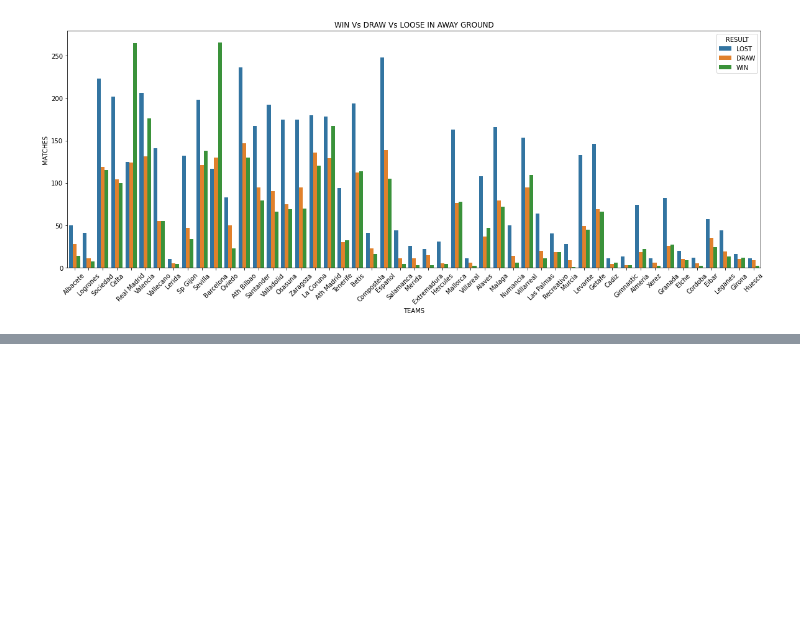
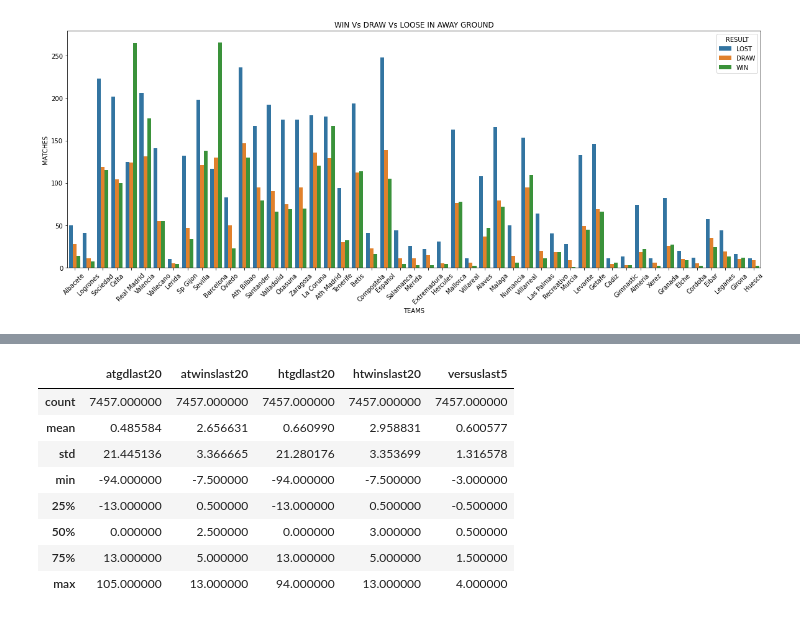
Before and after one commit to gagan2005/Soccer_Prediction_And_DataAnalysis, a Jupyter notebook: main.ipynb, the cells around one changed output, grey strips where cells are left out. Cells and saved outputs as stored; diff of their text form; code cells hidden in the pictures; blank space fills up the shorter version.

```diff
--- a/main.ipynb
+++ b/main.ipynb
@@ -333,0 +445,12 @@ plt.show()
+# %%
+modeldata.describe()
+# %% [output]
+|  | atgdlast20 | atwinslast20 | htgdlast20 | htwinslast20 | versuslast5 |
+| count | 7457.000000 | 7457.000000 | 7457.000000 | 7457.000000 | 7457.000000 |
+| mean | 0.485584 | 2.656631 | 0.660990 | 2.958831 | 0.600577 |
+| std | 21.445136 | 3.366665 | 21.280176 | 3.353699 | 1.316578 |
+| min | -94.000000 | -7.500000 | -94.000000 | -7.500000 | -3.000000 |
+| 25% | -13.000000 | 0.500000 | -13.000000 | 0.500000 | -0.500000 |
+| 50% | 0.000000 | 2.500000 | 0.000000 | 3.000000 | 0.500000 |
+| 75% | 13.000000 | 5.000000 | 13.000000 | 5.000000 | 1.500000 |
+| max | 105.000000 | 13.000000 | 94.000000 | 13.000000 | 4.000000 |
```
Also changed, not shown: parts of 2 cells of this notebook, 1 other file.
